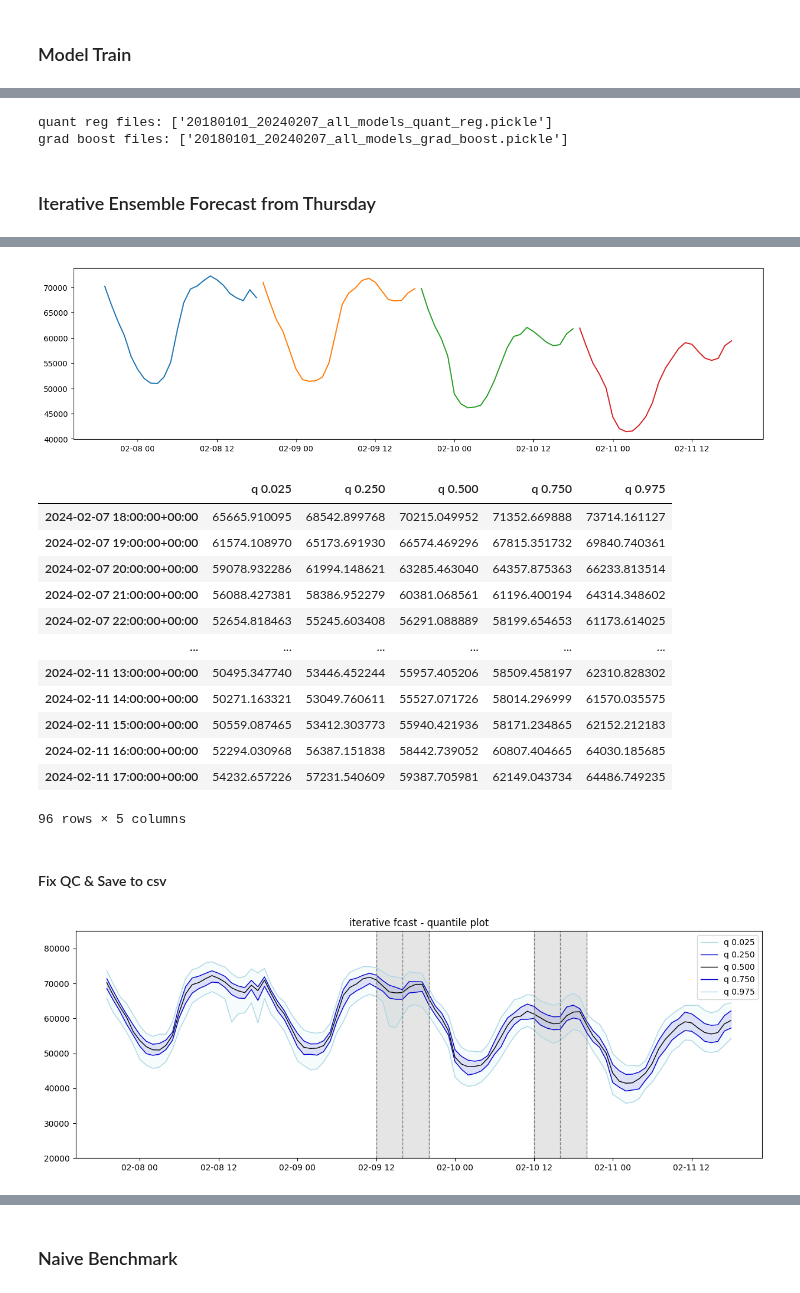
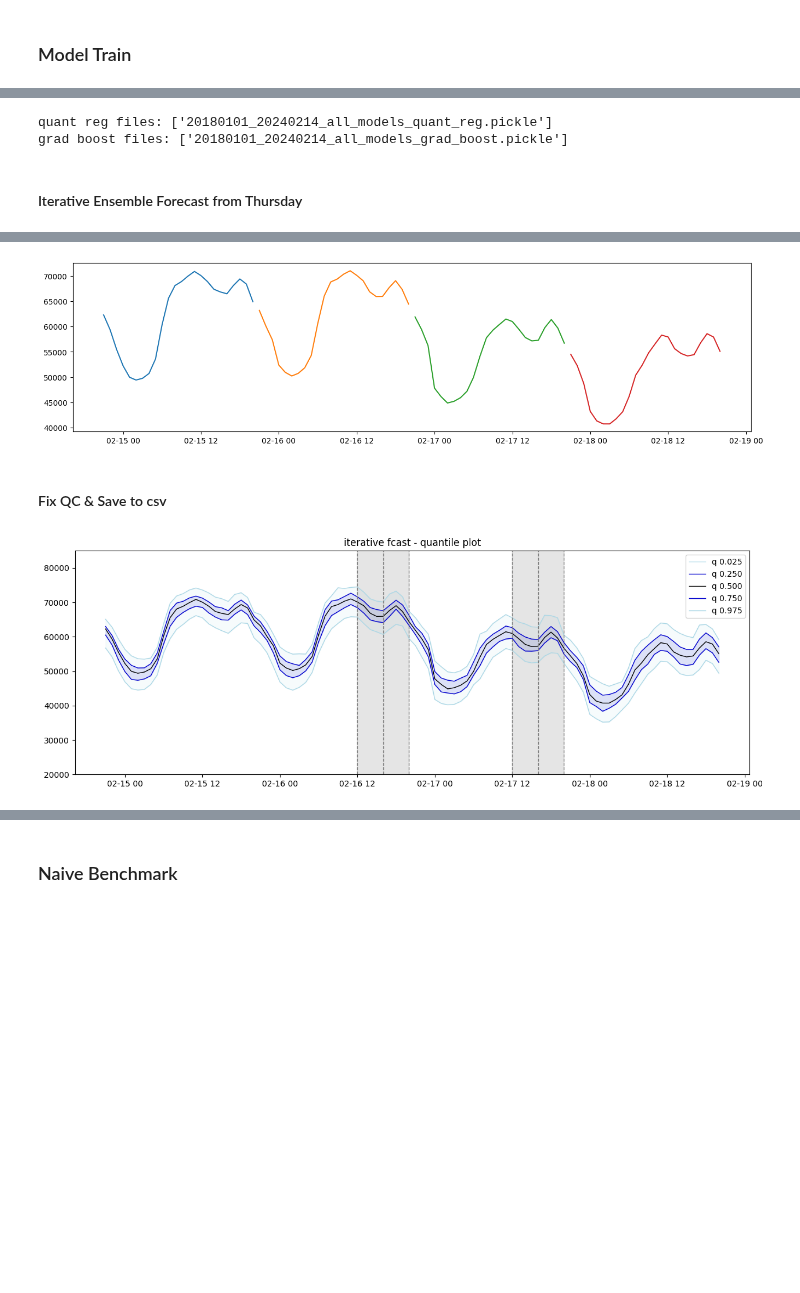
Before and after one commit to hikotei/2023_11-PTSFC, a Jupyter notebook: energy/2024_01_31 fcast pipeline v4.ipynb, the cells around one changed output, grey strips where cells are left out. Drawn from its saved outputs; the diff is of its cells as text; code cells hidden in the pictures; blank space fills up the shorter version.

```diff
--- a/energy/2024_01_31 fcast pipeline v4.ipynb
+++ b/energy/2024_01_31 fcast pipeline v4.ipynb
@@ -61,14 +78,18 @@ thu = 2024-02-08 00:00:00+01:00
 # %%
-# = = = = = = = = = = = = =
-# get data
-df_energy = data_prepro.get_energy_data_today(to_date=t_wednesday.strftime('%Y%m%d'))
+# drop last row in df_energy
+df_energy = df_energy.iloc[:-1, :]
+
+# plot data from last month to check for outliers
+fig = plt.figure(figsize=(15, 6))
+plt.plot(df_energy['gesamt'].iloc[-200:])
+plt.show()
 
 # = = = = = = = = = = = = = = = = = = = = = = = = = = = = = = = =
 # take smaller dataset
 start   = '2018-01-01'
 end     = df_energy['timestamp_CET'].max()
 df_energy_small = df_energy.loc[(df_energy['timestamp_CET'] > start) &
-                                (df_energy['timestamp_CET'] <= end)]
+                                (df_energy['timestamp_CET'] <= end)].copy()
 
 print('- '*15)
 print(f"take smaller dataset ... from {start} to {end}")
@@ -165,7 +152,8 @@ plt.show()
 # = = = = = = = = = = = = = = = = = = = = = = = = = = = = = = = =
 # import trained models
 
-path = "C:/2023_11-PTSFC/submissions/2024_02_07"
+fname_time = t_wednesday.strftime('%Y_%m_%d')
+path = f"C:/2023_11-PTSFC/submissions/{fname_time}"
 
 # get all files in directory that end with .pickle
 all_files = [file for file in os.listdir(path) if file.endswith(".pickle")]
@@ -182,10 +170,10 @@ with open(f"{path}/{quant_reg_files[-1]}", "rb") as handle:
 with open(f"{path}/{grad_boost_files[-1]}", "rb") as handle:
     all_models_grad_boost = pickle.load(handle)
 # %% [output]
-quant reg files: ['20180101_20240207_all_models_quant_reg.pickle']
-grad boost files: ['20180101_20240207_all_models_grad_boost.pickle']
+quant reg files: ['20180101_20240214_all_models_quant_reg.pickle']
+grad boost files: ['20180101_20240214_all_models_grad_boost.pickle']
 # %% [markdown]
-### Iterative Ensemble Forecast from Thursday
+#### Iterative Ensemble Forecast from Thursday
 # %%
 # = = = = = = = = = = = = = = = = = = = = = = = = = = = = = = = =
 # take smaller dataset to create future features for fcast
@@ -197,7 +185,7 @@ print(f"first input dataframe from {start} to {end}")
 # because in the first step we predict the next 12 hours
 # and we need the lagged values of last week for grad boost features
 df_energy_fcast_input_small = df_energy.loc[(df_energy.index > start) &
-                                            (df_energy.index <= end)]
+                                            (df_energy.index <= end)].copy()
 
 df_fcast_iter_all = pd.DataFrame()
 iterations = 4
@@ -276,5 +264,4 @@ print('= '*15)
 print(f"all iterative fcasts done ...")
 
 plt.show()
-display(df_fcast_iter_all)
 # %% [output]
@@ -285,19 +272,6 @@ first input dataframe from 2024-01-31 17:00:00+00:00 to 2024-02-07 17:00:00+00:0
 = = = = = = = = = = = = = = =
 all iterative fcasts done ...
-[figure, old version]
+[figure, new version]
-|  | q 0.025 | q 0.250 | q 0.500 | q 0.750 | q 0.975 |
-| 2024-02-07 18:00:00+00:00 | 65665.910095 | 68542.899768 | 70215.049952 | 71352.669888 | 73714.161127 |
-| 2024-02-07 19:00:00+00:00 | 61574.108970 | 65173.691930 | 66574.469296 | 67815.351732 | 69840.740361 |
-| 2024-02-07 20:00:00+00:00 | 59078.932286 | 61994.148621 | 63285.463040 | 64357.875363 | 66233.813514 |
-| 2024-02-07 21:00:00+00:00 | 56088.427381 | 58386.952279 | 60381.068561 | 61196.400194 | 64314.348602 |
-| 2024-02-07 22:00:00+00:00 | 52654.818463 | 55245.603408 | 56291.088889 | 58199.654653 | 61173.614025 |
-| ... | ... | ... | ... | ... | ... |
-| 2024-02-11 13:00:00+00:00 | 50495.347740 | 53446.452244 | 55957.405206 | 58509.458197 | 62310.828302 |
-| 2024-02-11 14:00:00+00:00 | 50271.163321 | 53049.760611 | 55527.071726 | 58014.296999 | 61570.035575 |
-| 2024-02-11 15:00:00+00:00 | 50559.087465 | 53412.303773 | 55940.421936 | 58171.234865 | 62152.212183 |
-| 2024-02-11 16:00:00+00:00 | 52294.030968 | 56387.151838 | 58442.739052 | 60807.404665 | 64030.185685 |
-| 2024-02-11 17:00:00+00:00 | 54232.657226 | 57231.540609 | 59387.705981 | 62149.043734 | 64486.749235 |
-96 rows × 5 columns
 # %% [markdown]
 #### Fix QC & Save to csv
 # %%
@@ -325,5 +299,5 @@ if not os.path.exists(path):
 # save entire iterative fcast to csv
 df_iter_fcast_all_fixed.to_csv(f"{path}/{fname_time}_power_iterative_fcast.csv", index=False)
 # %% [output]
-[figure, old version]
+[figure, new version]
 # %% [markdown]
```
Also changed, not shown: parts of 26 cells of this notebook, 13 other files.
